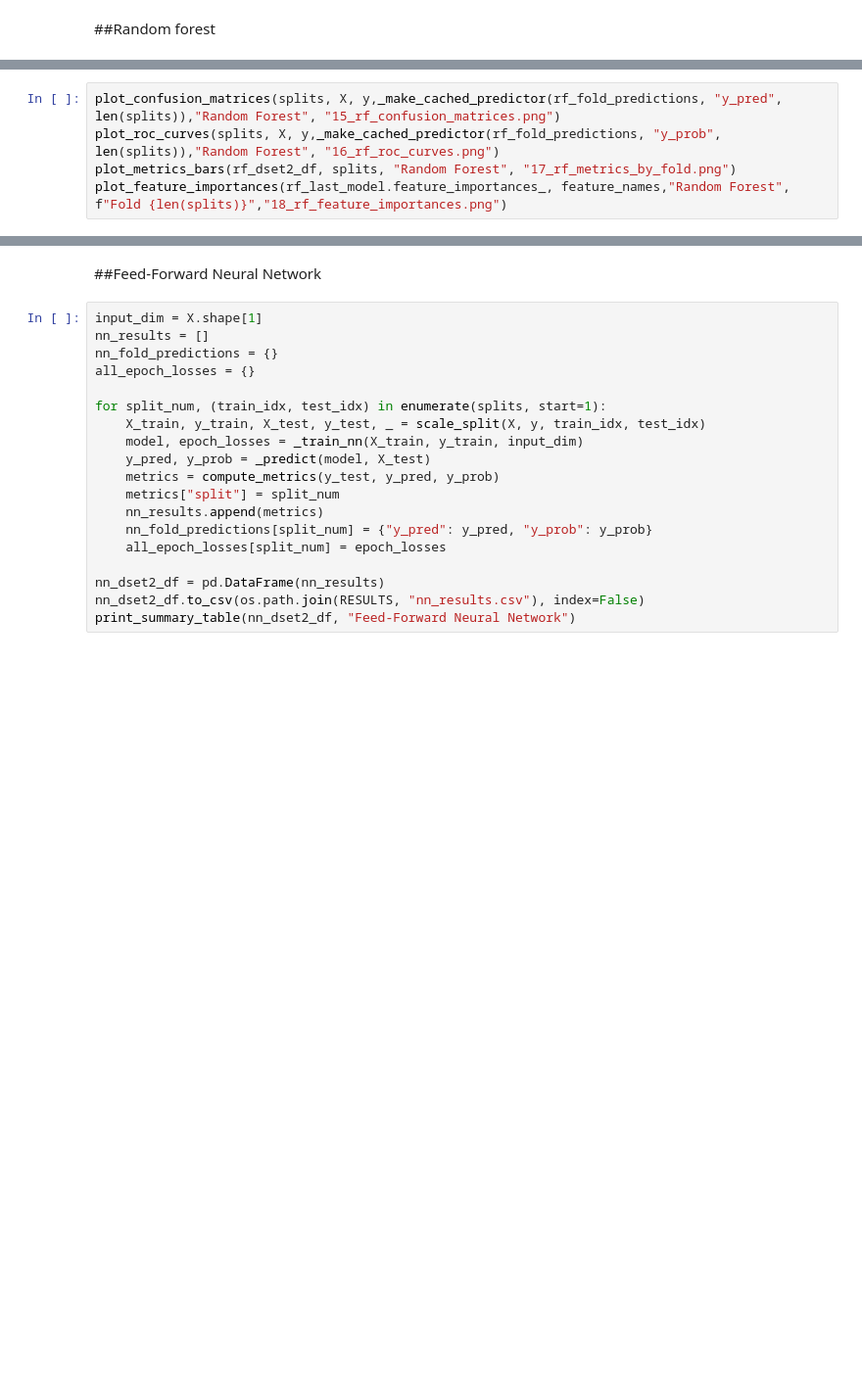
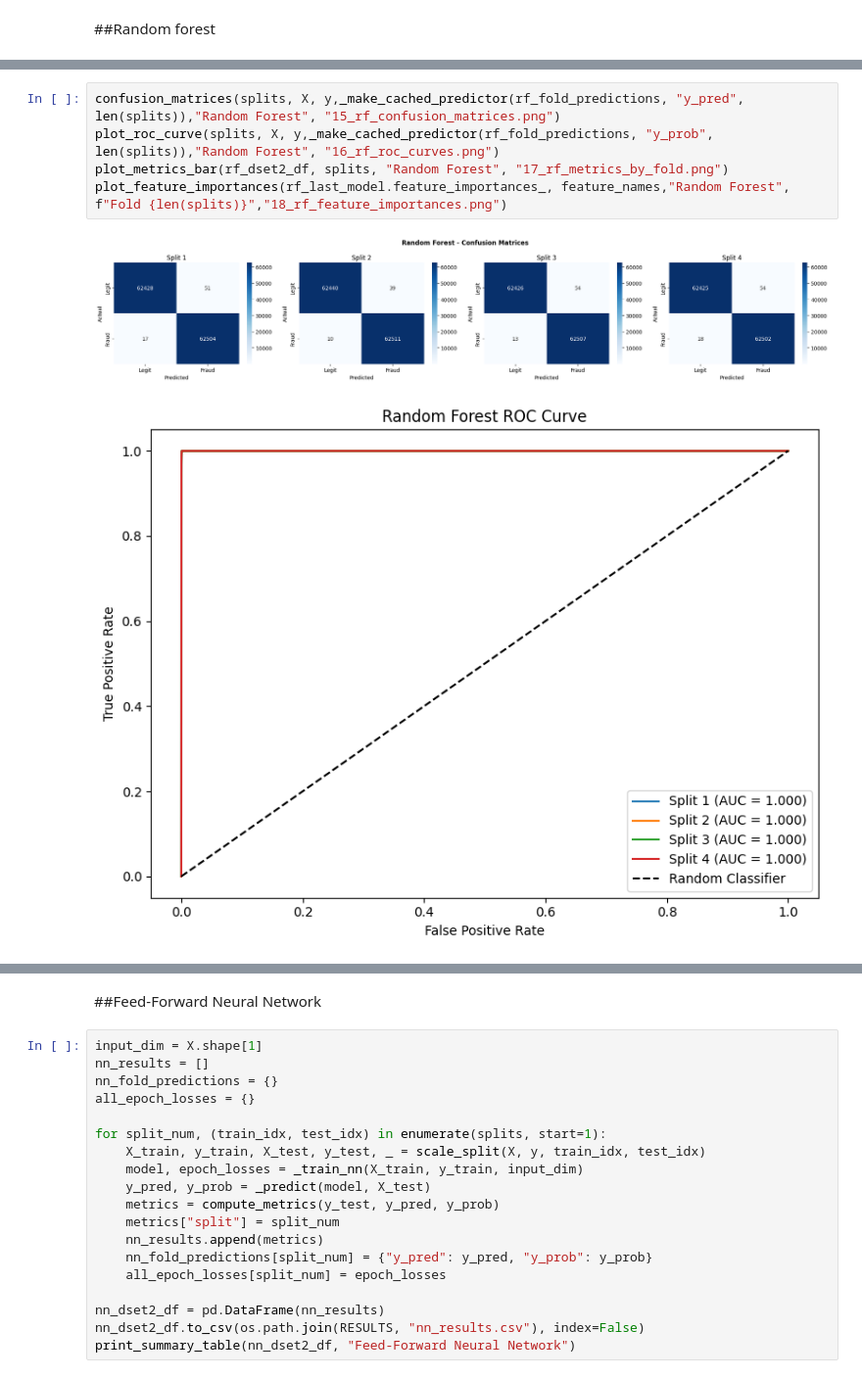
Before and after one commit to BackwardPropagators/PaymentFraudDetectionProj, a Jupyter notebook: IS_Project.ipynb, the cells around one changed output, grey strips where cells are left out. Shown at 98% size. Saved outputs shown, nothing was run; the diff lists cells and outputs as text; blank space fills up the shorter version.

```diff
--- a/IS_Project.ipynb
+++ b/IS_Project.ipynb
@@ -850,5 +1013,8 @@ print_summary_table(rf_dset2_df, "Random Forest")
 # %%
-plot_confusion_matrices(splits, X, y,_make_cached_predictor(rf_fold_predictions, "y_pred", len(splits)),"Random Forest", "15_rf_confusion_matrices.png")
-plot_roc_curves(splits, X, y,_make_cached_predictor(rf_fold_predictions, "y_prob", len(splits)),"Random Forest", "16_rf_roc_curves.png")
-plot_metrics_bars(rf_dset2_df, splits, "Random Forest", "17_rf_metrics_by_fold.png")
+confusion_matrices(splits, X, y,_make_cached_predictor(rf_fold_predictions, "y_pred", len(splits)),"Random Forest", "15_rf_confusion_matrices.png")
+plot_roc_curve(splits, X, y,_make_cached_predictor(rf_fold_predictions, "y_prob", len(splits)),"Random Forest", "16_rf_roc_curves.png")
+plot_metrics_bar(rf_dset2_df, splits, "Random Forest", "17_rf_metrics_by_fold.png")
 plot_feature_importances(rf_last_model.feature_importances_, feature_names,"Random Forest", f"Fold {len(splits)}","18_rf_feature_importances.png")
+# %% [output]
+[figure, added]
+[figure, added]
```
Also changed, not shown: parts of 48 cells of this notebook.
